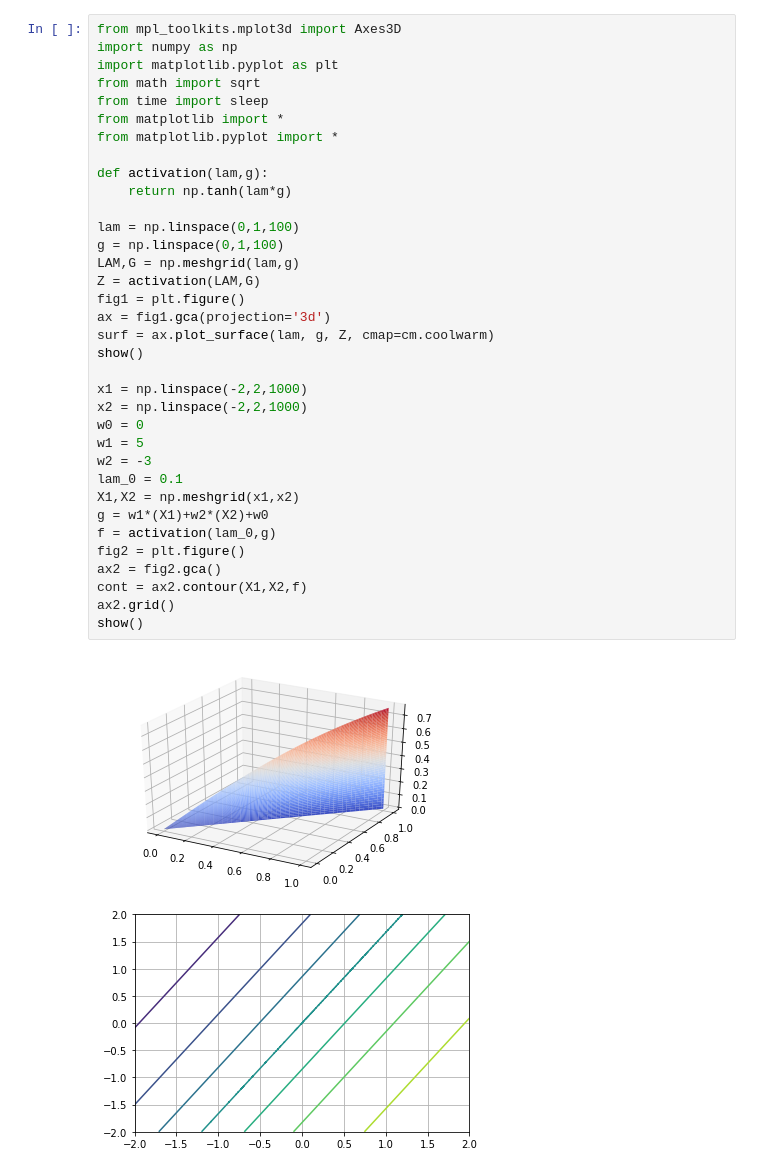
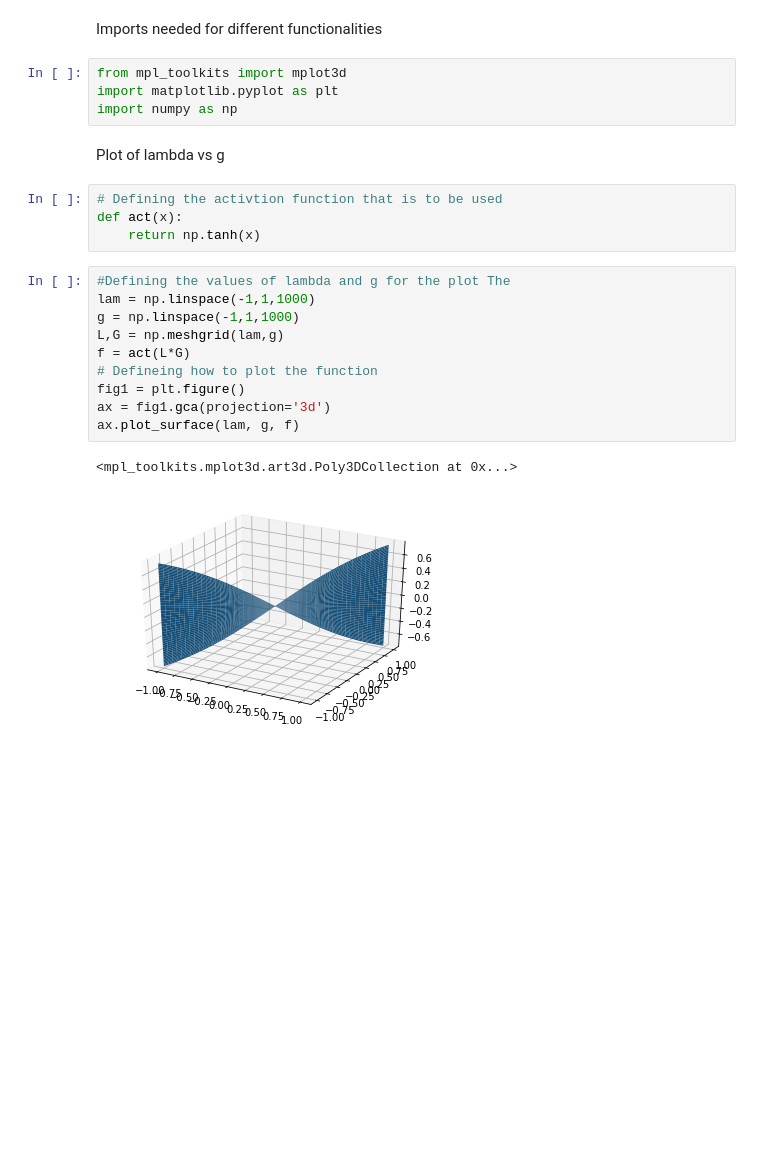
Before and after one commit to meghbhalerao/machine-learning-course, a Jupyter notebook: asg2/q2.ipynb, the cells around one changed output. Drawn from its saved outputs; the diff is of its cells as text; blank space fills up the shorter version.

Commit message:
scripting and writing graphs

```diff
--- a/asg2/q2.ipynb
+++ b/asg2/q2.ipynb
@@ -1,38 +1,25 @@
-# %%
-from mpl_toolkits.mplot3d import Axes3D
-import numpy as np
-import matplotlib.pyplot as plt
-from math import sqrt
-from time import sleep
-from matplotlib import *
-from matplotlib.pyplot import *
-
-def activation(lam,g):
-    return np.tanh(lam*g)
-
-lam = np.linspace(0,1,100)
-g = np.linspace(0,1,100)
-LAM,G = np.meshgrid(lam,g)
-Z = activation(LAM,G)
-fig1 = plt.figure()
-ax = fig1.gca(projection='3d')
-surf = ax.plot_surface(lam, g, Z, cmap=cm.coolwarm)
-show()
-
-x1 = np.linspace(-2,2,1000)
-x2 = np.linspace(-2,2,1000)
-w0 = 0
-w1 = 5
-w2 = -3
-lam_0 = 0.1
-X1,X2 = np.meshgrid(x1,x2)
-g = w1*(X1)+w2*(X2)+w0
-f = activation(lam_0,g)
-fig2 = plt.figure()
-ax2 = fig2.gca()
-cont = ax2.contour(X1,X2,f)
-ax2.grid()
-show()
-# %% [output]
-[figure, removed]
-[figure, removed]
+# %% [markdown]
+Imports needed for different functionalities
+# %%
+from mpl_toolkits import mplot3d
+import matplotlib.pyplot as plt
+import numpy as np
+# %% [markdown]
+Plot of lambda vs g
+# %%
+# Defining the activtion function that is to be used
+def act(x):
+    return np.tanh(x)
+# %%
+#Defining the values of lambda and g for the plot The
+lam = np.linspace(-1,1,1000)
+g = np.linspace(-1,1,1000)
+L,G = np.meshgrid(lam,g)
+f = act(L*G)
+# Defineing how to plot the function
+fig1 = plt.figure()
+ax = fig1.gca(projection='3d')
+ax.plot_surface(lam, g, f)
+# %% [output]
+<mpl_toolkits.mplot3d.art3d.Poly3DCollection at 0x...>
+[figure, added]
```
Also changed, not shown: parts of 1 cell of this notebook.
